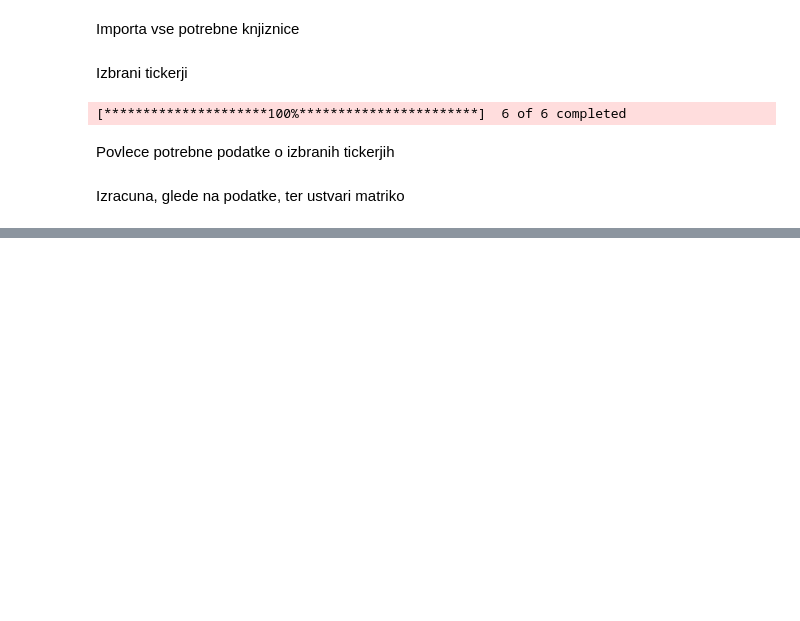
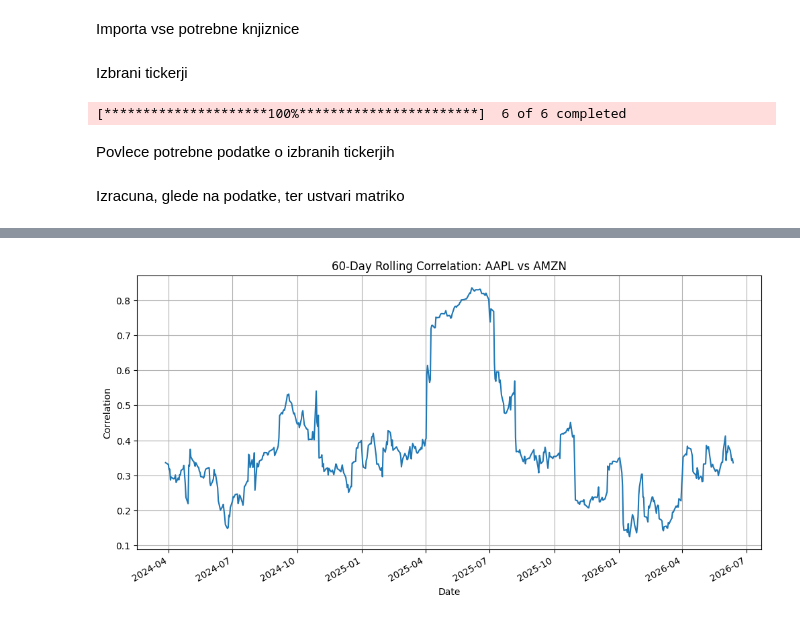
Before and after one commit to tarik-kulauzovic/quant_at_home, a Jupyter notebook: correlation_project/correlation_calculator.ipynb, the cells around one changed output, grey strips where cells are left out. Cells and saved outputs as stored; diff of their text form; code cells hidden in the pictures; blank space fills up the shorter version.

```diff
--- a/correlation_project/correlation_calculator.ipynb
+++ b/correlation_project/correlation_calculator.ipynb
@@ -50,0 +51,20 @@ Vizualizacija
+# %%
+asset1 = "AAPL"
+asset2 = "AMZN"
+
+rolling_corr = (
+    log_returns[asset1]
+    .rolling(60)
+    .corr(log_returns[asset2])
+)
+
+plt.figure(figsize=(12,6))
+rolling_corr.plot()
+
+plt.title(f"60-Day Rolling Correlation: {asset1} vs {asset2}")
+plt.ylabel("Correlation")
+plt.grid(True)
+
+plt.show()
+# %% [output]
+[figure, added]
```
Also changed, not shown: parts of 4 cells of this notebook.
